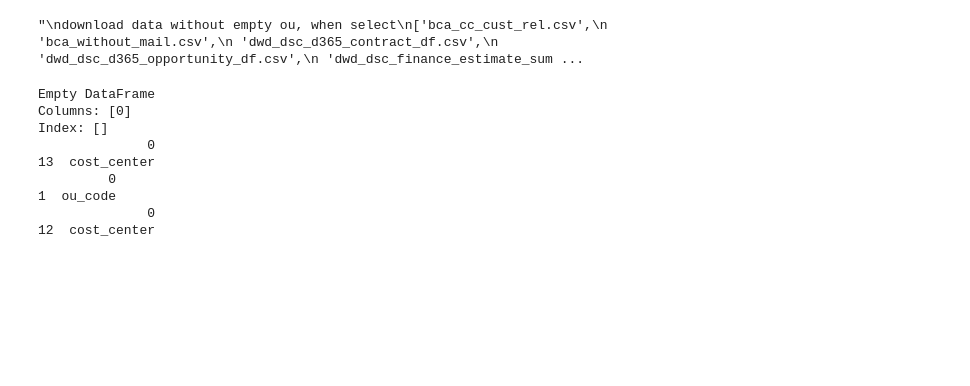
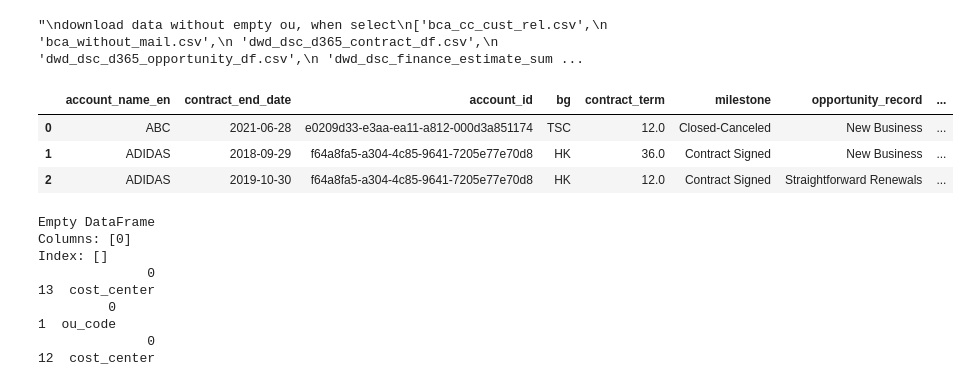
Before and after one commit to fyenne/play8_paint, a Jupyter notebook: profile.ipynb, the cells around one changed output. Saved outputs shown, nothing was run; the diff lists cells and outputs as text; code cells hidden in the pictures; blank space fills up the shorter version.

```diff
--- a/profile.ipynb
+++ b/profile.ipynb
@@ -45,34 +41,39 @@ rel = rel.drop(['cc_in_bca', 'start_date'], axis=1)
 # %%
 def data_prepare():
     """
-    data prepare
+    data prepare opportunity .
     """
     df = pd.read_csv('./data_down/dwd_dsc_d365_opportunity_df.csv', sep = '\001')
 
     df.columns = [re.sub('^\w+.{1}', '', i) for i in list(df.columns)]
     df['contract_end_date'] = df['contract_end_date'].str.slice(0,10).fillna(pd.NaT)
     colname = ['annual_average_gross_profit_base', 'annual_average_gross_profit',
         'annual_average_revenue_base', 'annual_average_revenue']
     for i in colname:
         df = df[~df.index.isin(df[i].str.extract('([a-zA-Z]+)').dropna().index)]
 
     df[['annual_average_gross_profit_base', 'annual_average_gross_profit',
         'annual_average_revenue_base', 'annual_average_revenue']] = df[['annual_average_gross_profit_base', 'annual_average_gross_profit',
         'annual_average_revenue_base', 'annual_average_revenue']].astype(float)
     df['contract_end_date'] = pd.to_datetime(df['contract_end_date'])
 
     contract_summary = df.groupby([
         'account_name_en', 'contract_end_date', 'account_id','bg', 'contract_term', 'milestone','opportunity_record'\
         ,'product1', 'product2', 'sector'
         ])[[
         'annual_average_gross_profit_base', 'annual_average_gross_profit',
         'annual_average_revenue_base', 'annual_average_revenue', 'contract_value']].sum()
     contract_summary = contract_summary.reset_index()
     contract_summary['contract_end_yr'] = contract_summary['contract_end_date'].astype(str).str.slice(0,4)
     return contract_summary
 
-opportunity = data_prepare()
+opportunity = data_prepare();opportunity.head(3)
 # del contract_summary
+# %% [output]
+|  | account_name_en | contract_end_date | account_id | bg | contract_term | milestone | opportunity_record | ... |
+| 0 | ABC | 2021-06-28 | e0209d33-e3aa-ea11-a812-000d3a851174 | TSC | 12.0 | Closed-Canceled | New Business | ... |
+| 1 | ADIDAS | 2018-09-29 | f64a8fa5-a304-4c85-9641-7205e77e70d8 | HK | 36.0 | Contract Signed | New Business | ... |
+| 2 | ADIDAS | 2019-10-30 | f64a8fa5-a304-4c85-9641-7205e77e70d8 | HK | 12.0 | Contract Signed | Straightforward Renewals | ... |
 # %%
 df_list = [opportunity,df_bill,df_cost,df_esti]
 # %%
```
Also changed, not shown: parts of 12 cells of this notebook.
